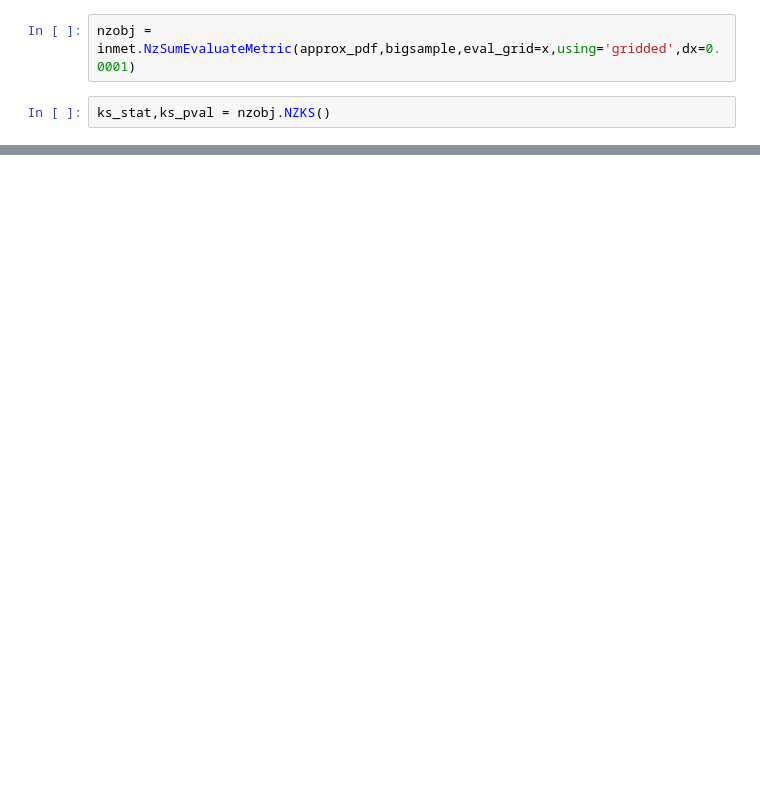
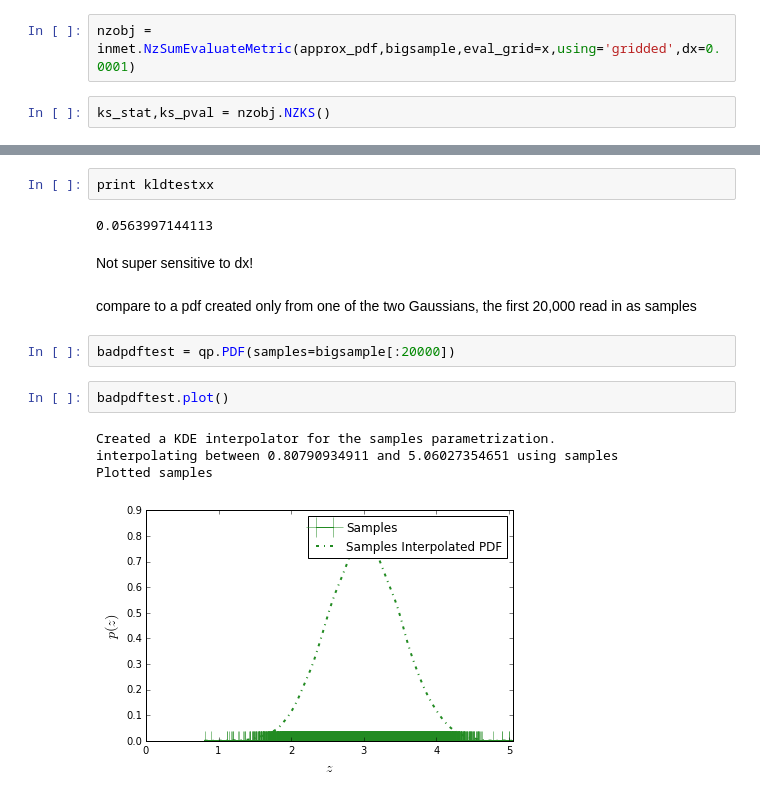
Before and after one commit to sschmidt23/PZDC1_qptests, a Jupyter notebook: nz_stats_fakedatatest.ipynb, the cells around one changed output, grey strips where cells are left out. Drawn from its saved outputs; the diff is of its cells as text; blank space fills up the shorter version.

```diff
--- a/nz_stats_fakedatatest.ipynb
+++ b/nz_stats_fakedatatest.ipynb
@@ -61,0 +142,17 @@ print ad_pval
+# %%
+print kldtestxx
+# %% [output]
+0.0563997144113
+# %% [markdown]
+Not super sensitive to dx!
+# %% [markdown]
+compare to a pdf created only from one of the two Gaussians, the first 20,000 read in as samples
+# %%
+badpdftest = qp.PDF(samples=bigsample[:20000])
+# %%
+badpdftest.plot()
+# %% [output]
+Created a KDE interpolator for the samples parametrization.
+interpolating between 0.80790934911 and 5.06027354651 using samples
+Plotted samples
+[figure, added]
```
Also changed, not shown: parts of 19 cells of this notebook.
